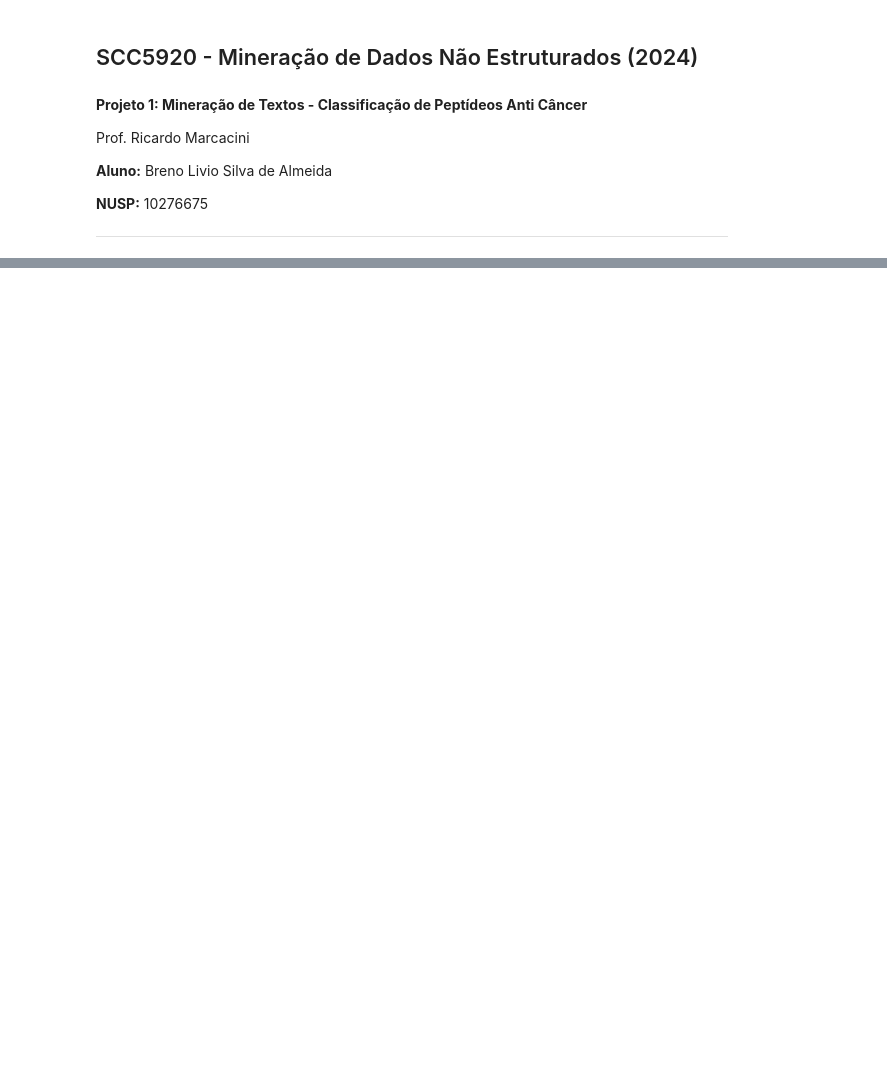
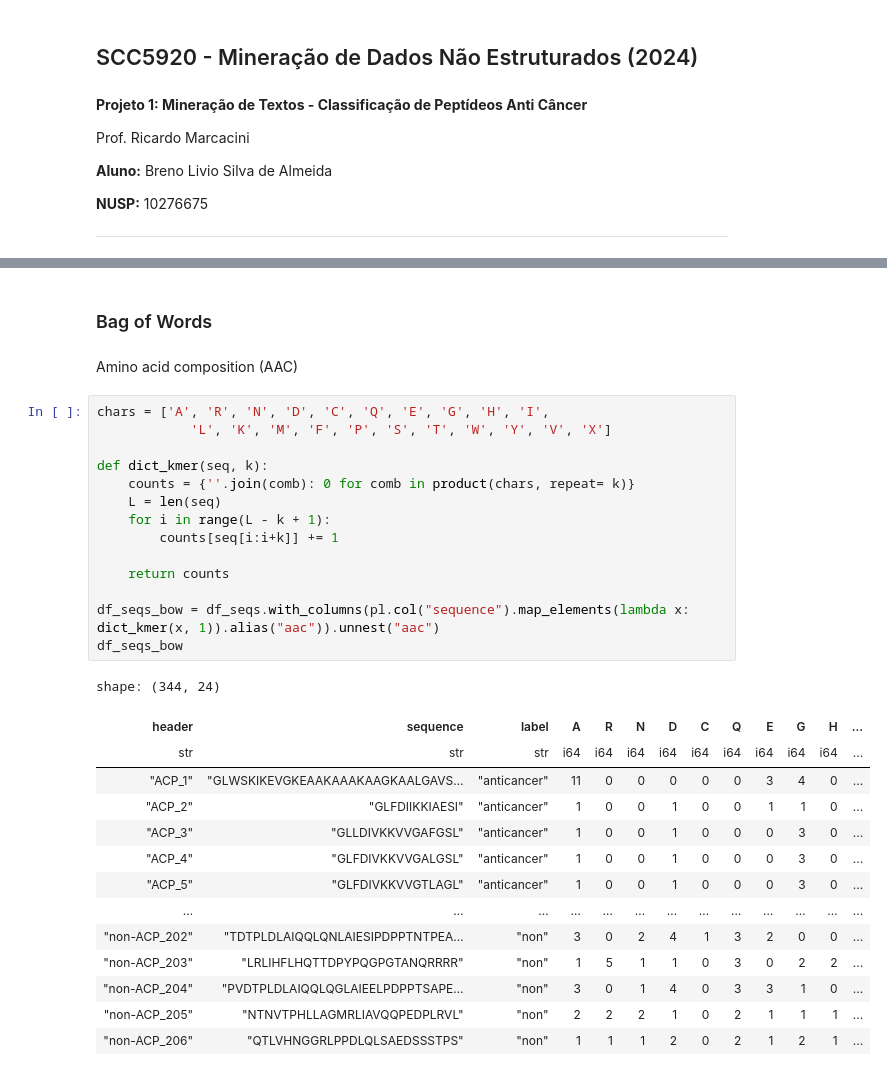
Before and after one commit to brenoslivio/MDNE_2024, a Jupyter notebook: Project_1/Projeto1.ipynb, the cells around one changed output, grey strips where cells are left out. Cells and saved outputs as stored; diff of their text form; blank space fills up the shorter version.

```diff
--- a/Project_1/Projeto1.ipynb
+++ b/Project_1/Projeto1.ipynb
@@ -61,3 +87,36 @@ shape: (344, 3)
 | "non-ACP_204" | "PVDTPLDLAIQQLQGLAIEELPDPPTSAPE… | "non" |
 | "non-ACP_205" | "NTNVTPHLLAGMRLIAVQQPEDPLRVL" | "non" |
 | "non-ACP_206" | "QTLVHNGGRLPPDLQLSAEDSSSTPS" | "non" |
+# %% [markdown]
+### Bag of Words
+# %% [markdown]
+ Amino acid composition (AAC)
+# %%
+chars = ['A', 'R', 'N', 'D', 'C', 'Q', 'E', 'G', 'H', 'I',
+            'L', 'K', 'M', 'F', 'P', 'S', 'T', 'W', 'Y', 'V', 'X']
+
+def dict_kmer(seq, k):
+    counts = {''.join(comb): 0 for comb in product(chars, repeat= k)}
+    L = len(seq)
+    for i in range(L - k + 1):
+        counts[seq[i:i+k]] += 1
+
+    return counts
+
+df_seqs_bow = df_seqs.with_columns(pl.col("sequence").map_elements(lambda x: dict_kmer(x, 1)).alias("aac")).unnest("aac")
+df_seqs_bow
+# %% [output]
+shape: (344, 24)
+| header | sequence | label | A | R | N | D | C | Q | E | G | H | ... |
+| str | str | str | i64 | i64 | i64 | i64 | i64 | i64 | i64 | i64 | i64 | ... |
+| "ACP_1" | "GLWSKIKEVGKEAAKAAAKAAGKAALGAVS… | "anticancer" | 11 | 0 | 0 | 0 | 0 | 0 | 3 | 4 | 0 | ... |
+| "ACP_2" | "GLFDIIKKIAESI" | "anticancer" | 1 | 0 | 0 | 1 | 0 | 0 | 1 | 1 | 0 | ... |
+| "ACP_3" | "GLLDIVKKVVGAFGSL" | "anticancer" | 1 | 0 | 0 | 1 | 0 | 0 | 0 | 3 | 0 | ... |
+| "ACP_4" | "GLFDIVKKVVGALGSL" | "anticancer" | 1 | 0 | 0 | 1 | 0 | 0 | 0 | 3 | 0 | ... |
+| "ACP_5" | "GLFDIVKKVVGTLAGL" | "anticancer" | 1 | 0 | 0 | 1 | 0 | 0 | 0 | 3 | 0 | ... |
+| … | … | … | … | … | … | … | … | … | … | … | … | ... |
+| "non-ACP_202" | "TDTPLDLAIQQLQNLAIESIPDPPTNTPEA… | "non" | 3 | 0 | 2 | 4 | 1 | 3 | 2 | 0 | 0 | ... |
+| "non-ACP_203" | "LRLIHFLHQTTDPYPQGPGTANQRRRR" | "non" | 1 | 5 | 1 | 1 | 0 | 3 | 0 | 2 | 2 | ... |
+| "non-ACP_204" | "PVDTPLDLAIQQLQGLAIEELPDPPTSAPE… | "non" | 3 | 0 | 1 | 4 | 0 | 3 | 3 | 1 | 0 | ... |
+| "non-ACP_205" | "NTNVTPHLLAGMRLIAVQQPEDPLRVL" | "non" | 2 | 2 | 2 | 1 | 0 | 2 | 1 | 1 | 1 | ... |
+| "non-ACP_206" | "QTLVHNGGRLPPDLQLSAEDSSSTPS" | "non" | 1 | 1 | 1 | 2 | 0 | 2 | 1 | 2 | 1 | ... |
```
Also changed, not shown: parts of 12 cells of this notebook.
